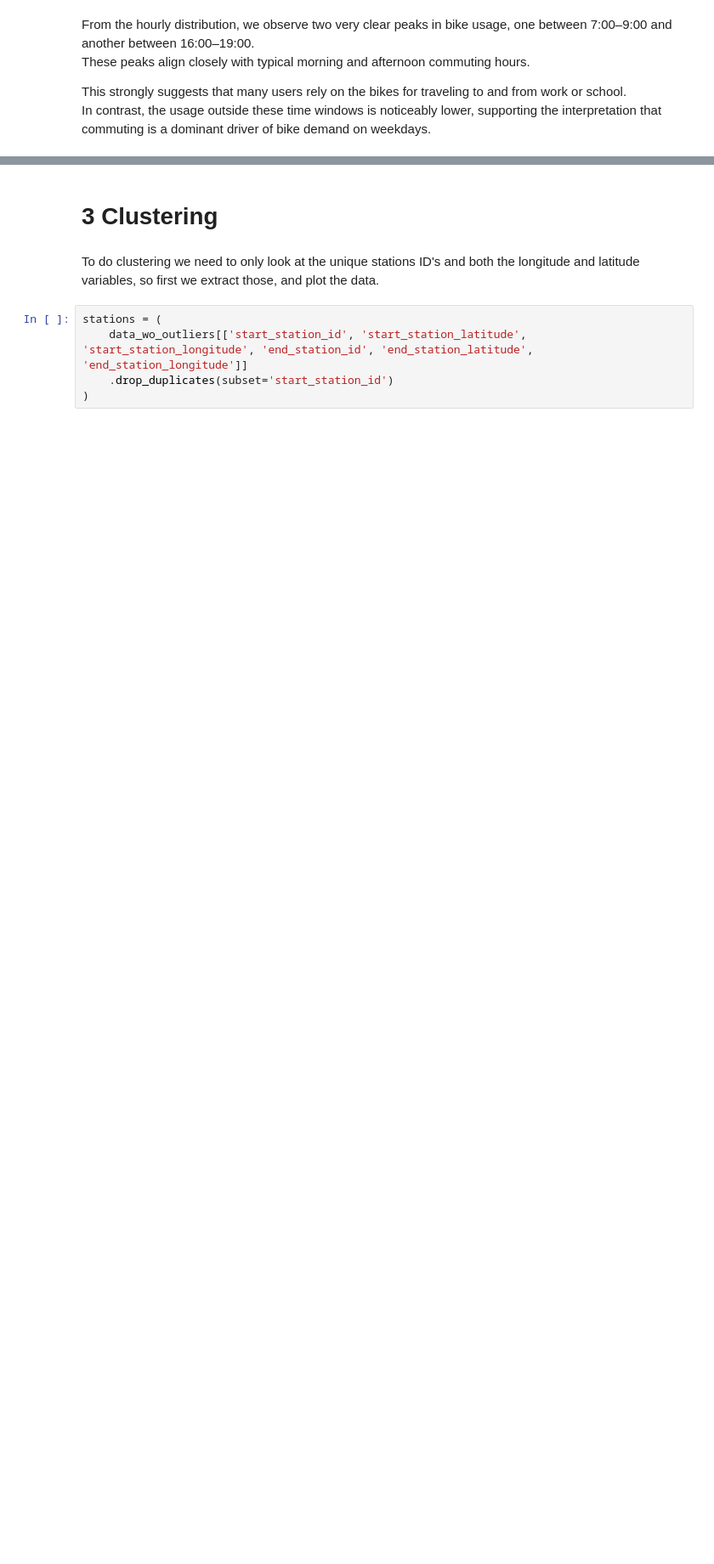
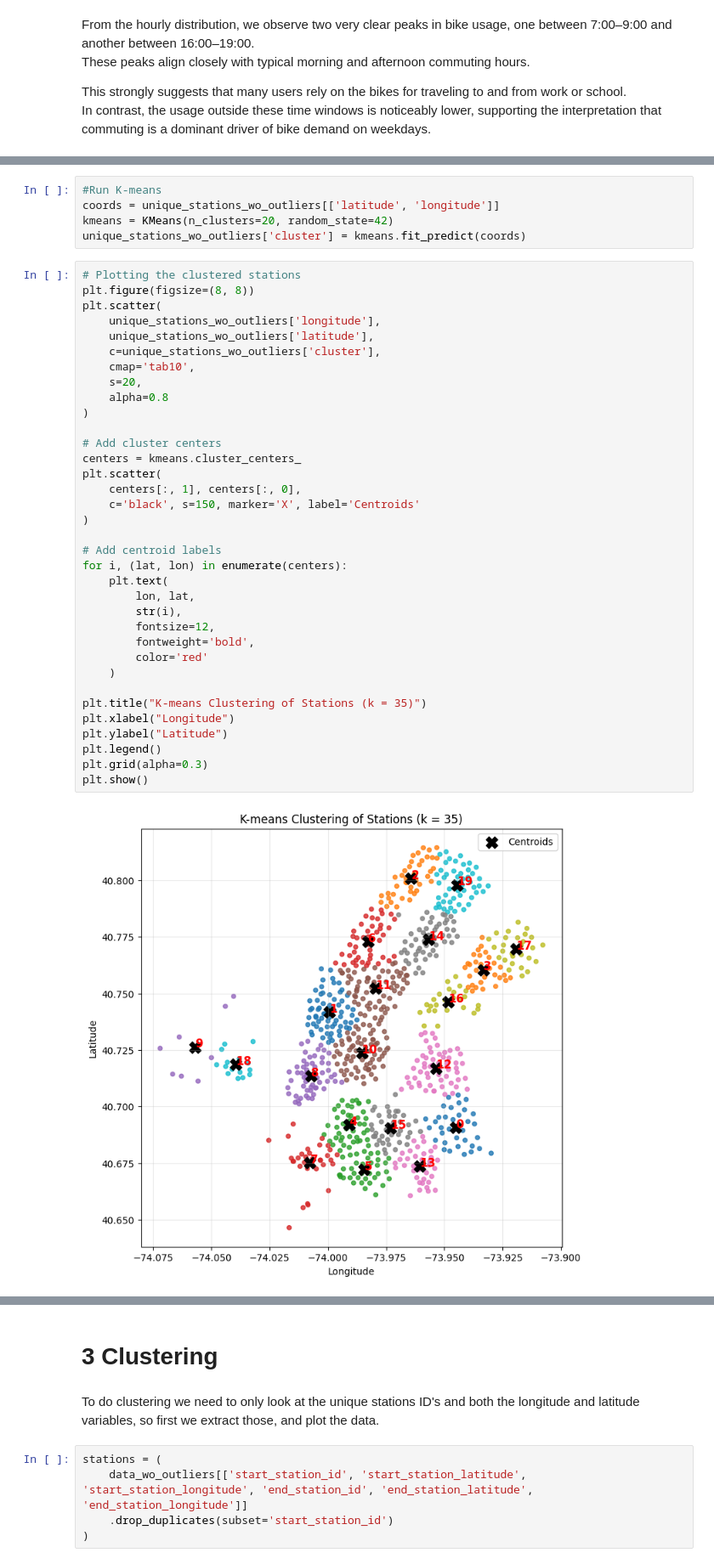
Before and after one commit to Cami967j/Introduction-to-business-analytics, a Jupyter notebook: assignment.ipynb, the cells around one changed output, grey strips where cells are left out. Shown at 85% size. Drawn from its saved outputs; the diff is of its cells as text; blank space fills up the shorter version.

```diff
--- a/assignment.ipynb
+++ b/assignment.ipynb
@@ -275,0 +386,42 @@ In contrast, the usage outside these time windows is noticeably lower, supportin
+# %%
+#Run K-means
+coords = unique_stations_wo_outliers[['latitude', 'longitude']]
+kmeans = KMeans(n_clusters=20, random_state=42)
+unique_stations_wo_outliers['cluster'] = kmeans.fit_predict(coords)
+# %%
+# Plotting the clustered stations
+plt.figure(figsize=(8, 8))
+plt.scatter(
+    unique_stations_wo_outliers['longitude'],
+    unique_stations_wo_outliers['latitude'],
+    c=unique_stations_wo_outliers['cluster'],
+    cmap='tab10',
+    s=20,
+    alpha=0.8
+)
+
+# Add cluster centers
+centers = kmeans.cluster_centers_
+plt.scatter(
+    centers[:, 1], centers[:, 0],
+    c='black', s=150, marker='X', label='Centroids'
+)
+
+# Add centroid labels
+for i, (lat, lon) in enumerate(centers):
+    plt.text(
+        lon, lat,
+        str(i),
+        fontsize=12,
+        fontweight='bold',
+        color='red'
+    )
+
+plt.title("K-means Clustering of Stations (k = 35)")
+plt.xlabel("Longitude")
+plt.ylabel("Latitude")
+plt.legend()
+plt.grid(alpha=0.3)
+plt.show()
+# %% [output]
+[figure, added]
```
Also changed, not shown: parts of 18 cells of this notebook.
